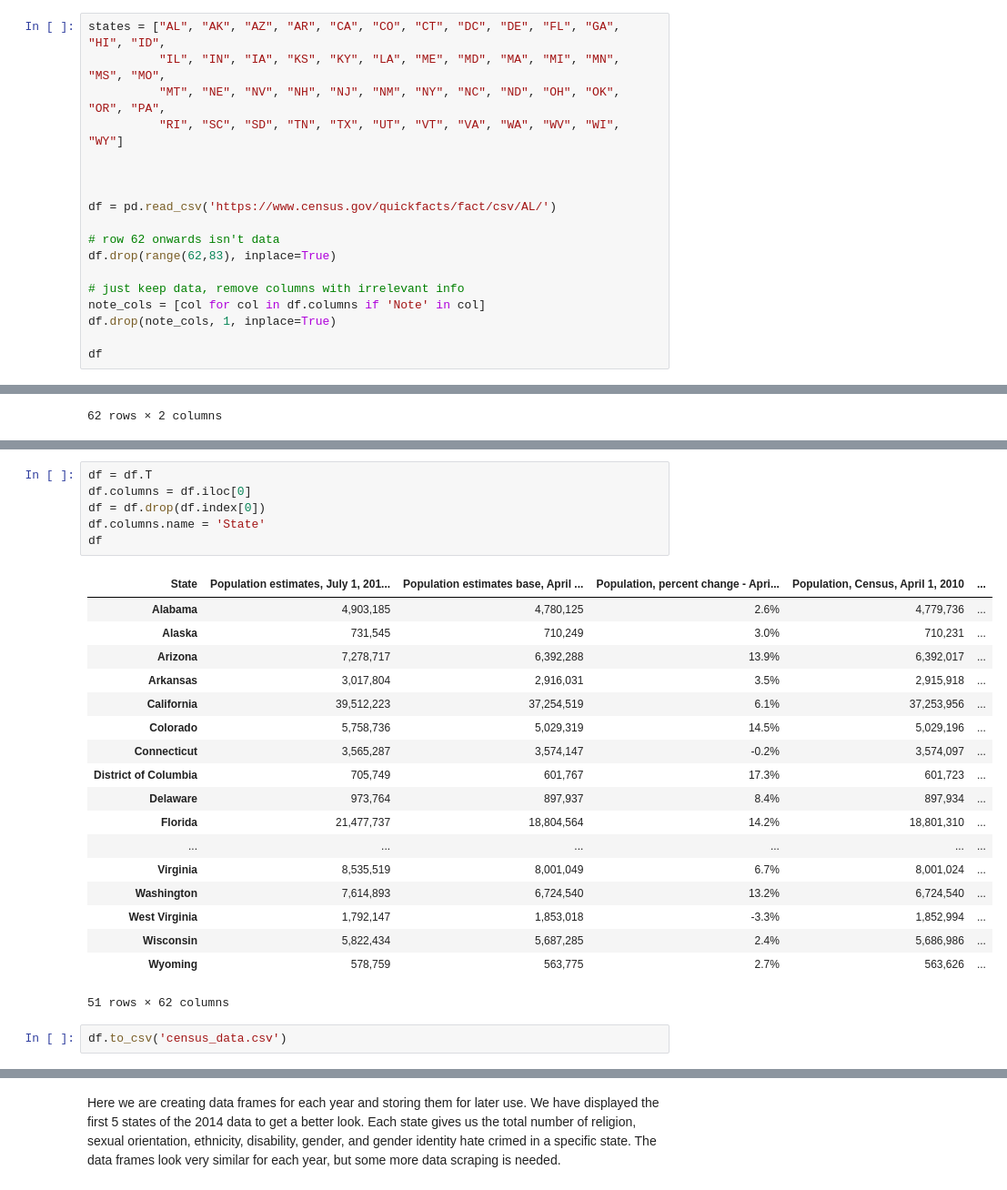
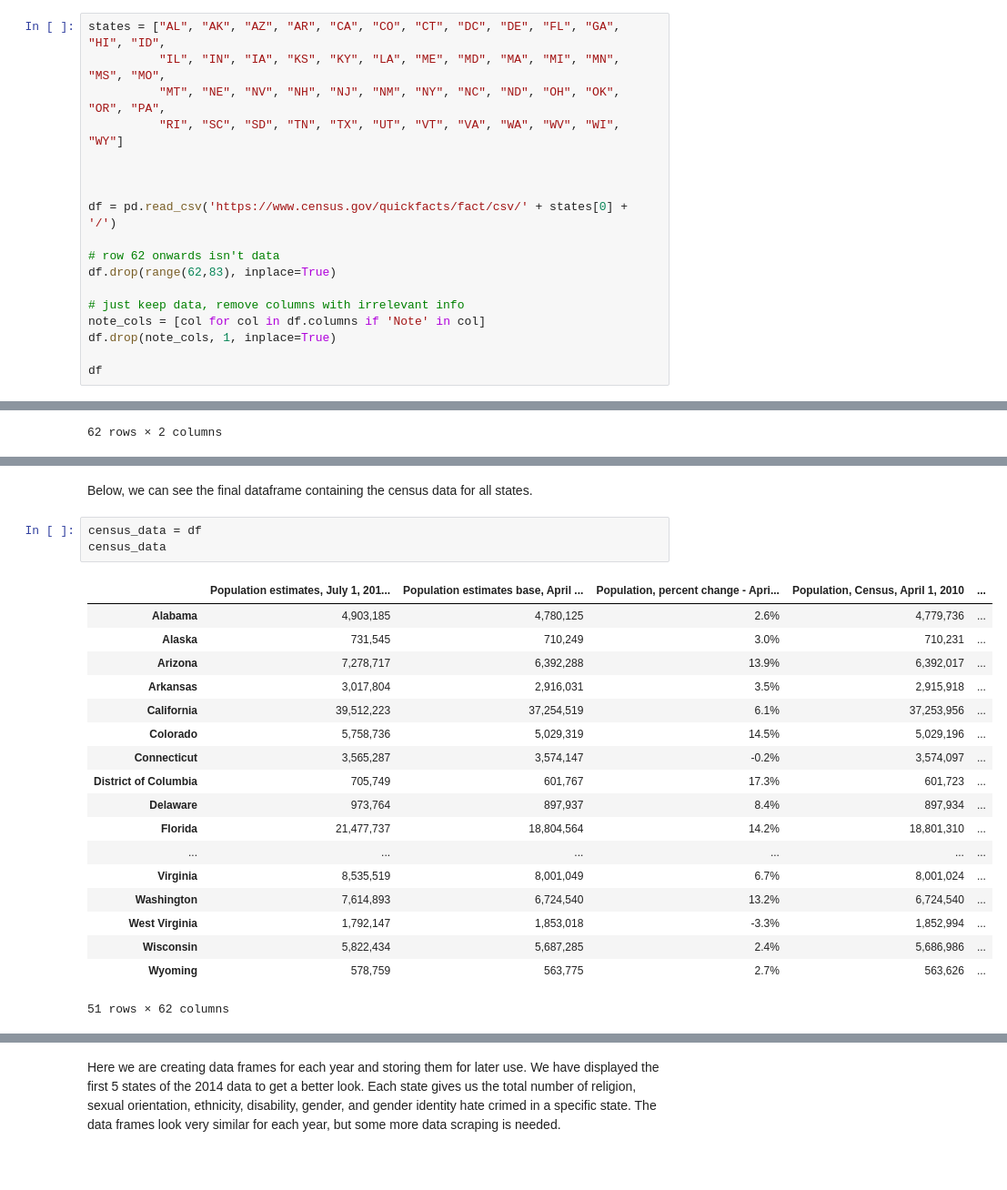
Before and after one commit to amityavasani/cmsc320final, a Jupyter notebook: cmsc320_finalproject.ipynb, the cells around one changed output, grey strips where cells are left out. Shown: that part at 91% size. Drawn from its saved outputs; the diff is of its cells as text; blank space fills up the shorter version.

```diff
--- a/cmsc320_finalproject.ipynb
+++ b/cmsc320_finalproject.ipynb
@@ -18,7 +34,7 @@ states = ["AL", "AK", "AZ", "AR", "CA", "CO", "CT", "DC", "DE", "FL", "GA", "HI"
 
 
 
-df = pd.read_csv('https://www.census.gov/quickfacts/fact/csv/AL/')
+df = pd.read_csv('https://www.census.gov/quickfacts/fact/csv/' + states[0] + '/')
 
 # row 62 onwards isn't data
 df.drop(range(62,83), inplace=True)
@@ -70,31 +91,28 @@ df
 | 60 | Land area in square miles, 2010 | 50,645.33 | 570,640.95 | 113,594.08 | 52,035.48 | 155,779.22 | 103,641.89 | 4,842.36 | 61.05 | ... |
 | 61 | FIPS Code | "01" | "02" | "04" | "05" | "06" | "08" | "09" | "11" | ... |
 62 rows × 52 columns
-# %%
-df = df.T
-df.columns = df.iloc[0]
-df = df.drop(df.index[0])
-df.columns.name = 'State'
-df
-# %% [output]
-| State | Population estimates, July 1, 201... | Population estimates base, April ... | Population, percent change - Apri... | Population, Census, April 1, 2010 | ... |
-| Alabama | 4,903,185 | 4,780,125 | 2.6% | 4,779,736 | ... |
-| Alaska | 731,545 | 710,249 | 3.0% | 710,231 | ... |
-| Arizona | 7,278,717 | 6,392,288 | 13.9% | 6,392,017 | ... |
-| Arkansas | 3,017,804 | 2,916,031 | 3.5% | 2,915,918 | ... |
-| California | 39,512,223 | 37,254,519 | 6.1% | 37,253,956 | ... |
-| Colorado | 5,758,736 | 5,029,319 | 14.5% | 5,029,196 | ... |
-| Connecticut | 3,565,287 | 3,574,147 | -0.2% | 3,574,097 | ... |
-| District of Columbia | 705,749 | 601,767 | 17.3% | 601,723 | ... |
-| Delaware | 973,764 | 897,937 | 8.4% | 897,934 | ... |
-| Florida | 21,477,737 | 18,804,564 | 14.2% | 18,801,310 | ... |
-| ... | ... | ... | ... | ... | ... |
-| Virginia | 8,535,519 | 8,001,049 | 6.7% | 8,001,024 | ... |
-| Washington | 7,614,893 | 6,724,540 | 13.2% | 6,724,540 | ... |
-| West Virginia | 1,792,147 | 1,853,018 | -3.3% | 1,852,994 | ... |
-| Wisconsin | 5,822,434 | 5,687,285 | 2.4% | 5,686,986 | ... |
-| Wyoming | 578,759 | 563,775 | 2.7% | 563,626 | ... |
-51 rows × 62 columns
-# %%
-df.to_csv('census_data.csv')
+# %% [markdown]
+Below, we can see the final dataframe containing the census data for all states.
+# %%
+census_data = df
+census_data
+# %% [output]
+|  | Population estimates, July 1, 201... | Population estimates base, April ... | Population, percent change - Apri... | Population, Census, April 1, 2010 | ... |
+| Alabama | 4,903,185 | 4,780,125 | 2.6% | 4,779,736 | ... |
+| Alaska | 731,545 | 710,249 | 3.0% | 710,231 | ... |
+| Arizona | 7,278,717 | 6,392,288 | 13.9% | 6,392,017 | ... |
+| Arkansas | 3,017,804 | 2,916,031 | 3.5% | 2,915,918 | ... |
+| California | 39,512,223 | 37,254,519 | 6.1% | 37,253,956 | ... |
+| Colorado | 5,758,736 | 5,029,319 | 14.5% | 5,029,196 | ... |
+| Connecticut | 3,565,287 | 3,574,147 | -0.2% | 3,574,097 | ... |
+| District of Columbia | 705,749 | 601,767 | 17.3% | 601,723 | ... |
+| Delaware | 973,764 | 897,937 | 8.4% | 897,934 | ... |
+| Florida | 21,477,737 | 18,804,564 | 14.2% | 18,801,310 | ... |
+| ... | ... | ... | ... | ... | ... |
+| Virginia | 8,535,519 | 8,001,049 | 6.7% | 8,001,024 | ... |
+| Washington | 7,614,893 | 6,724,540 | 13.2% | 6,724,540 | ... |
+| West Virginia | 1,792,147 | 1,853,018 | -3.3% | 1,852,994 | ... |
+| Wisconsin | 5,822,434 | 5,687,285 | 2.4% | 5,686,986 | ... |
+| Wyoming | 578,759 | 563,775 | 2.7% | 563,626 | ... |
+51 rows × 62 columns
 # %% [markdown]
```
Also changed, not shown: parts of 41 cells of this notebook.
